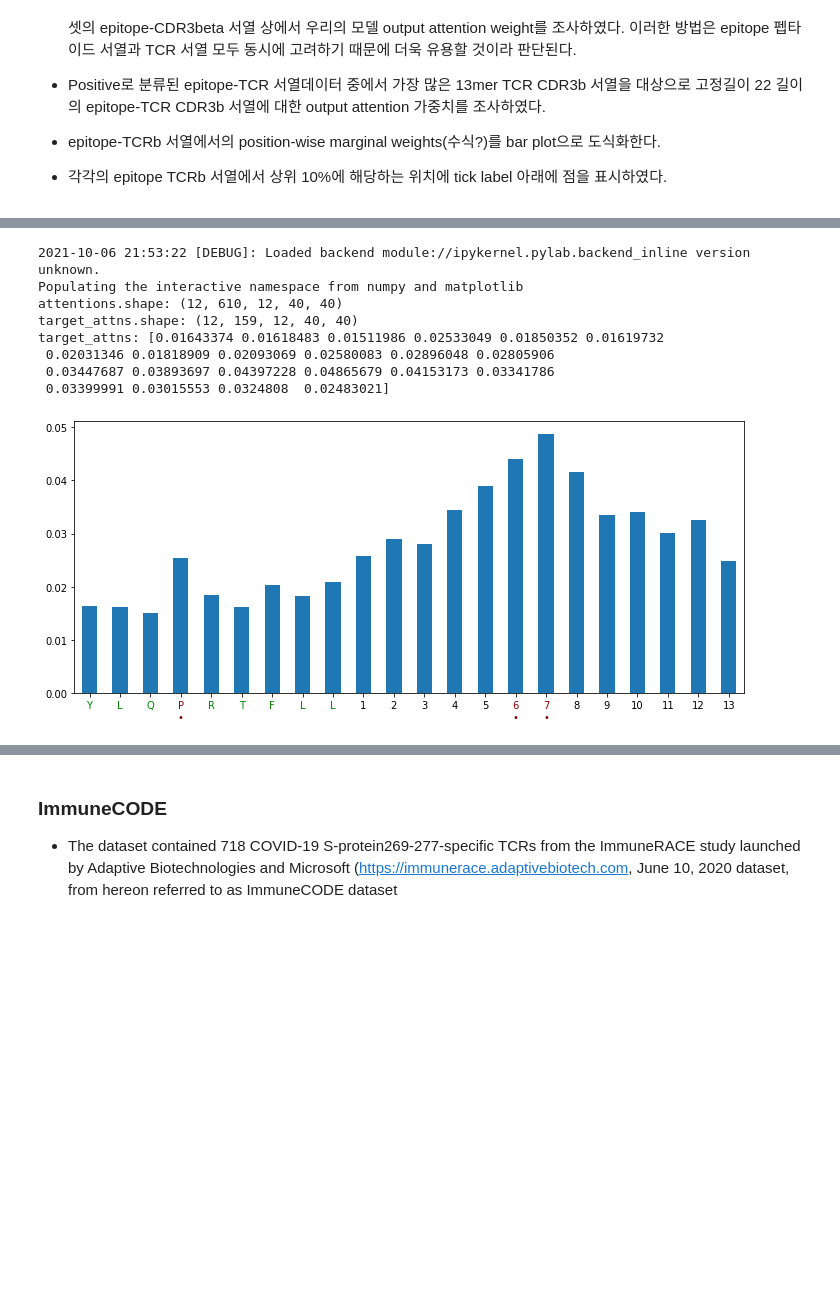
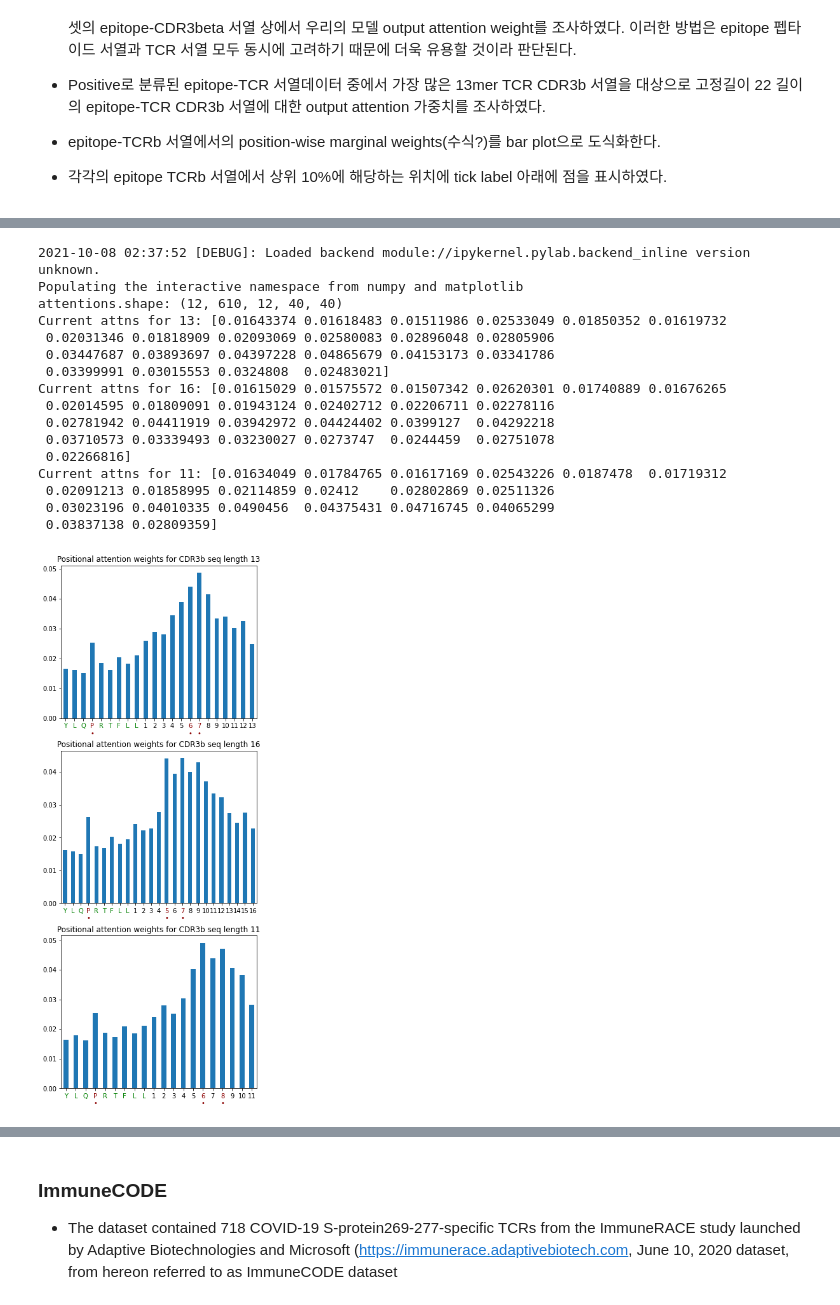
Before and after one commit to luseedbio/TCRBert, a Jupyter notebook: notebook/exp1.ipynb, the cells around one changed output, grey strips where cells are left out. Cells and saved outputs as stored; diff of their text form; code cells hidden in the pictures; blank space fills up the shorter version.

```diff
--- a/notebook/exp1.ipynb
+++ b/notebook/exp1.ipynb
@@ -331,6 +331,6 @@ model = experiment.load_eval_model()
 display(model)
 
 # Eval result recoder
-eval_recoder = PredResultRecoder(output_attentions=True)
+eval_recoder = PredResultRecoder(output_attentions=True, output_hidden_states=True)
 model.add_pred_listener(eval_recoder)
 # %% [output]
@@ -575,55 +558,75 @@ Writing target_cdr3b seqs to /home/hym/trunk/TCRBert/output/shomuradova.cdr3b.fa
 # %%
 %pylab inline
 
 # n_layers = model.config.num_hidden_layers
 # n_data = len(eval_ds)
 # n_heads = model.config.num_attention_heads
 # max_len = eval_ds.max_len
 
+epitope_len = len(epitope)
+
 attentions = eval_recoder.result_map['attentions']
 # attentions.shape: (n_layers, n_data, n_heads, max_len, max_len)
 print('attentions.shape: %s' % str(attentions.shape))
 
-target_attns = attentions[:,target_indices]
-print('target_attns.shape: %s' % str(target_attns.shape))
+# target_attn_map = OrderedDict()
 
-# Position-wise marginal attentions by mean
-target_attns = np.mean(target_attns, axis=(0, 1, 2, 3))[1:sent_len+1]
-print('target_attns: %s' % target_attns)
+fig, axes = plt.subplots(nrows=3, ncols=1)
+fig.set_figwidth(7)
+fig.set_figheight(12)
+plt.tight_layout(h_pad=3, w_pad=3)
 
-ticks = list(epitope) + list(range(1, tcr_len + 1))
-mark_ratio = 0.1
-mark_pos = []
+for i, (cur_len, cur_indices) in enumerate(target_index_map.items()):
+    attns = attentions[:, cur_indices]
+    sent_len = epitope_len + cur_len
 
-for rank, pos in enumerate(np.argsort(target_attns[:epitope_len])[::-1]):
-    if rank < (epitope_len*mark_ratio):
-        ticks[pos] = '%s\n•' % (ticks[pos])
-        mark_pos.append(pos)
+    # Position-wise marginal attentions by mean
+    attns = np.mean(attns, axis=(0, 1, 2, 3))[1:sent_len+1]
+    print('Current attns for %s: %s' % (cur_len, attns))
 
-for rank, pos in enumerate(np.argsort(target_attns[epitope_len:])[::-1]):
-    if rank < (tcr_len*mark_ratio):
-        ticks[epitope_len+pos] = '%s\n•' % (ticks[epitope_len+pos])
-        mark_pos.append(epitope_len+pos)
+    ax = pd.Series(attns).plot(kind='bar', ax=axes[i], rot=0)
+    ax.set_title('Positional attention weights for CDR3b seq length %s' % cur_len)
 
-ax = pd.Series(target_attns).plot(kind='bar', figsize=(12, 5), rot=0)
-ax.set_xticklabels(ticks)
-for i, tick in enumerate(ax.get_xticklabels()):
-    if i < epitope_len:
-        tick.set_color('green')
-    else:
-        tick.set_color('black')
-    if i in mark_pos:
-        tick.set_color('darkred')
+    ticks = list(epitope) + list(range(1, cur_len + 1))
+    mark_ratio = 0.1
+    mark_pos = []
+
+    for rank, pos in enumerate(np.argsort(attns[:epitope_len])[::-1]):
+        if rank < (epitope_len*mark_ratio):
+            ticks[pos] = '%s\n•' % (ticks[pos])
+            mark_pos.append(pos)
+
+    for rank, pos in enumerate(np.argsort(attns[epitope_len:])[::-1]):
+        if rank < (tcr_len*mark_ratio):
+            ticks[epitope_len+pos] = '%s\n•' % (ticks[epitope_len+pos])
+            mark_pos.append(epitope_len+pos)
+
+    ax.set_xticklabels(ticks)
+    for i, tick in enumerate(ax.get_xticklabels()):
+        if i < epitope_len:
+            tick.set_color('green')
+        else:
+            tick.set_color('black')
+        if i in mark_pos:
+            tick.set_color('darkred')
 # %% [output]
-2021-10-06 21:53:22 [DEBUG]: Loaded backend module://ipykernel.pylab.backend_inline version unknown.
+2021-10-08 02:37:52 [DEBUG]: Loaded backend module://ipykernel.pylab.backend_inline version unknown.
 Populating the interactive namespace from numpy and matplotlib
 attentions.shape: (12, 610, 12, 40, 40)
-target_attns.shape: (12, 159, 12, 40, 40)
-target_attns: [0.01643374 0.01618483 0.01511986 0.02533049 0.01850352 0.01619732
+Current attns for 13: [0.01643374 0.01618483 0.01511986 0.02533049 0.01850352 0.01619732
  0.02031346 0.01818909 0.02093069 0.02580083 0.02896048 0.02805906
  0.03447687 0.03893697 0.04397228 0.04865679 0.04153173 0.03341786
  0.03399991 0.03015553 0.0324808  0.02483021]
+Current attns for 16: [0.01615029 0.01575572 0.01507342 0.02620301 0.01740889 0.01676265
+ 0.02014595 0.01809091 0.01943124 0.02402712 0.02206711 0.02278116
+ 0.02781942 0.04411919 0.03942972 0.04424402 0.0399127  0.04292218
+ 0.03710573 0.03339493 0.03230027 0.0273747  0.0244459  0.02751078
+ 0.02266816]
+Current attns for 11: [0.01634049 0.01784765 0.01617169 0.02543226 0.0187478  0.01719312
+ 0.02091213 0.01858995 0.02114859 0.02412    0.02802869 0.02511326
+ 0.03023196 0.04010335 0.0490456  0.04375431 0.04716745 0.04065299
+ 0.03837138 0.02809359]
-[figure, old version]
+[figure, new version]
 # %% [markdown]
 - 위 barplot에서 보는 바와 같이 YLQPRTFLL 에피토프의 4번 위치의 P에 높은 attention 가중치가 나왔다. 이는 TCR-epitope 상호작용에 있어서 4번 위치의 P가 높은 기여를 한다는 것을 보여 준다.
 - Spike 단백질에서의 P272L 변이(YLQPRTFLL 에피토프의 4번 아미노산 위치)는 유럽에서의 'second pandemic wave'와 매우 밀접한 관련이 있는 거으로 알려져 있다.
```
Also changed, not shown: parts of 27 cells of this notebook.
